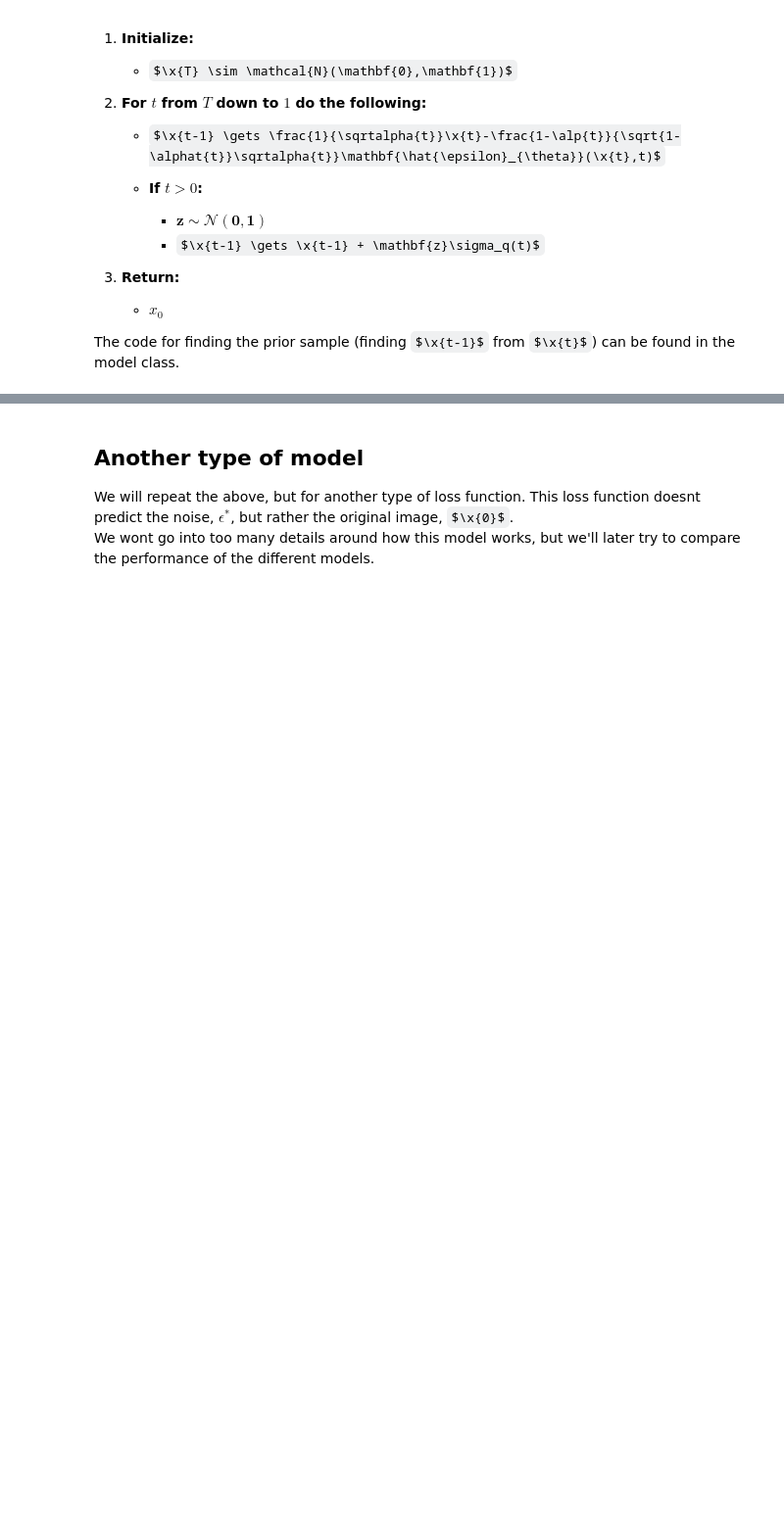
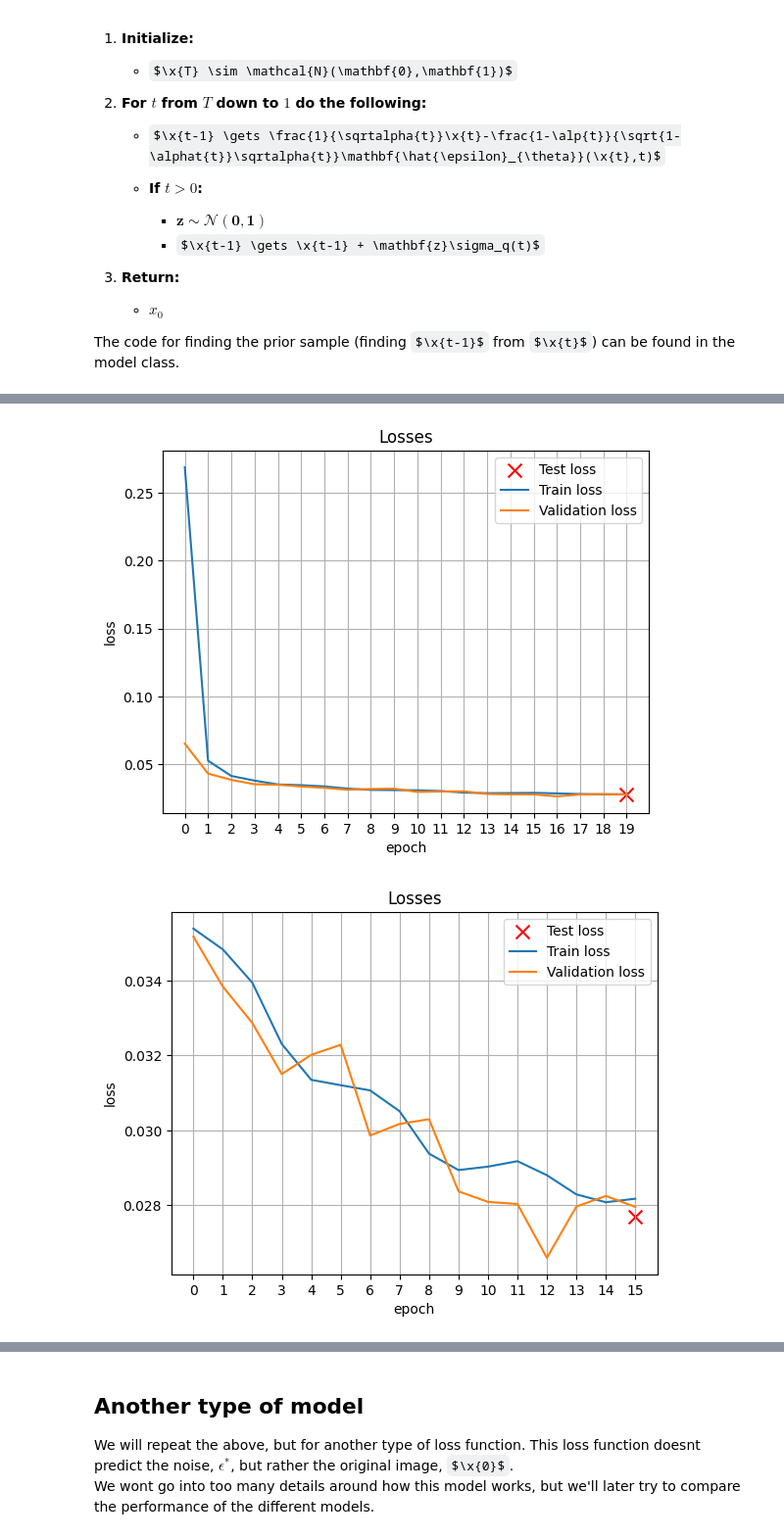
Before and after one commit to Andemand111/Specialkursus_diffusionmodel, a Jupyter notebook: main.IPYNB, the cells around one changed output, grey strips where cells are left out. Shown at 98% size. Cells and saved outputs as stored; diff of their text form; code cells hidden in the pictures; some formulas as TeX source; blank space fills up the shorter version.

```diff
--- a/main.IPYNB
+++ b/main.IPYNB
@@ -290,3 +292,12 @@ Validation loss: 0.019553303718566895
 ... (8 outputs left out)
+# %%
+from utils import test_model
+simple_model_test_loss = test_model(simple_model, test_set, batch_size=64)
 # %%
 from utils import sample_approved_grid, sample_grid, sample_intermediate_images, show_losses
+# %%
+show_losses(simple_model_losses, simple_model_test_loss)
+show_losses(simple_model_losses[4:], simple_model_test_loss)
+# %% [output]
+[figure, added]
+[figure, added]
```
Also changed, not shown: parts of 16 cells of this notebook, 10 other files.
